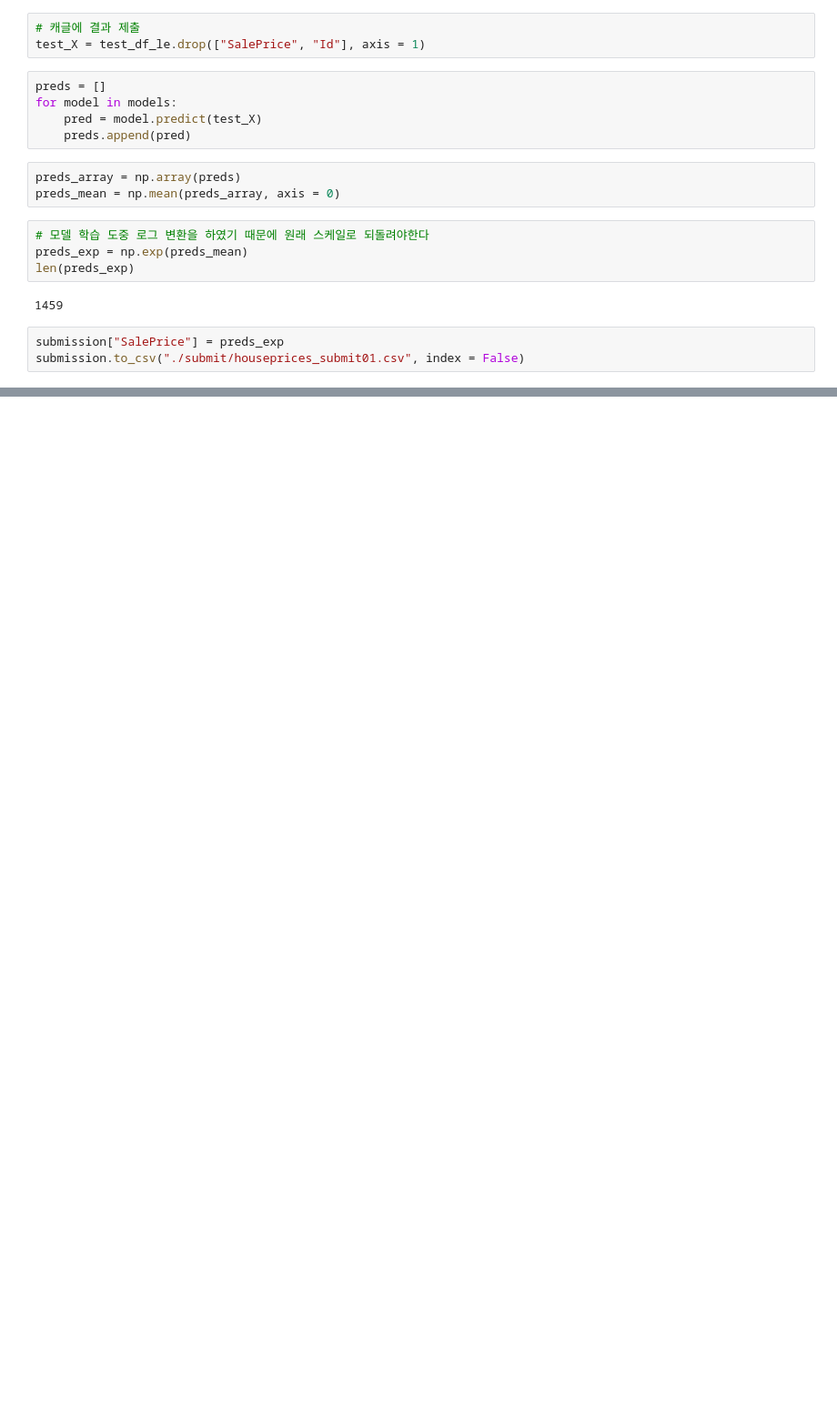
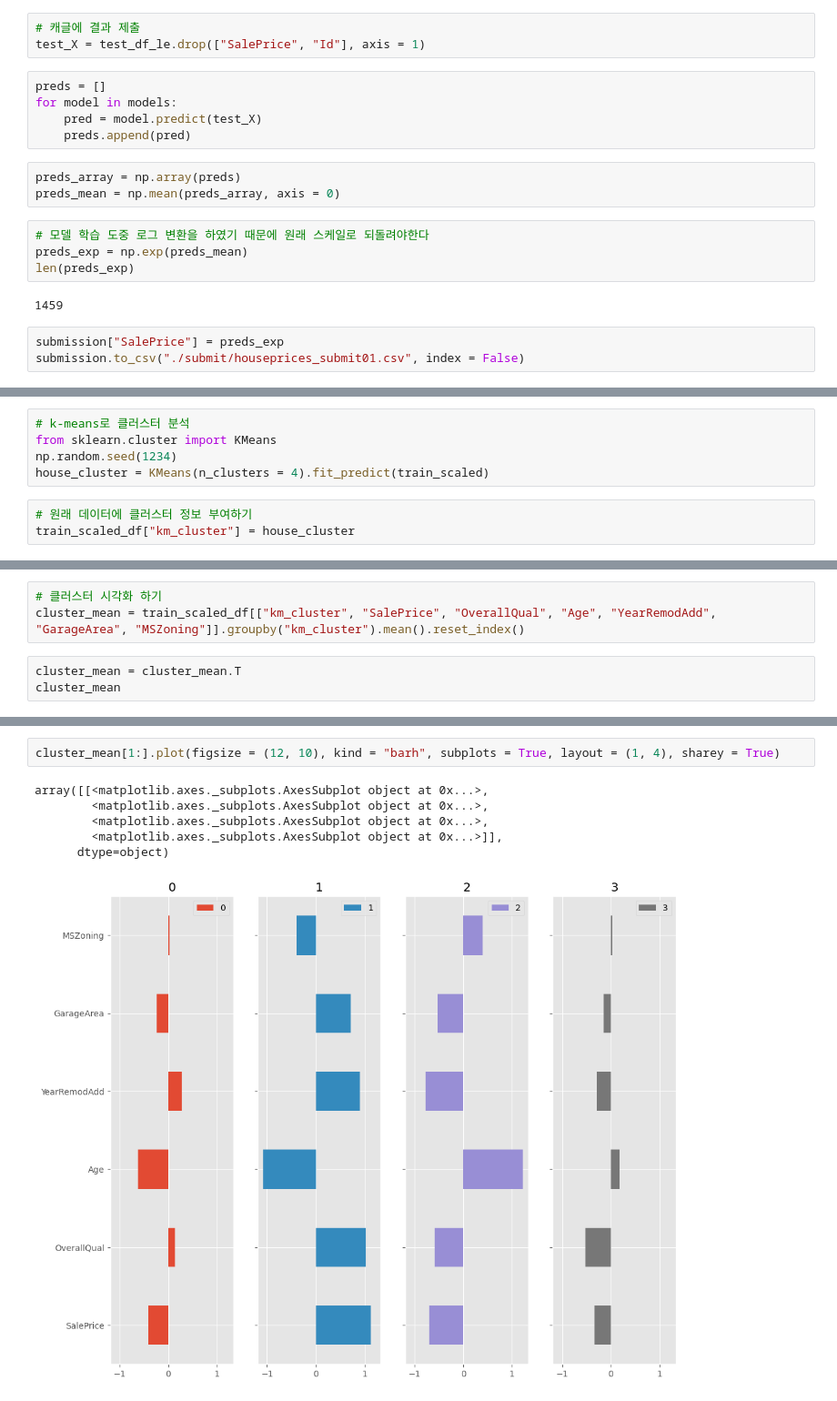
Before and after one commit to SIDED00R/kaggle_project, a Jupyter notebook: house-prices/house_price.ipynb, the cells around one changed output, grey strips where cells are left out. Shown at 91% size. Saved outputs shown, nothing was run; the diff lists cells and outputs as text; blank space fills up the shorter version.

```diff
--- a/house-prices/house_price.ipynb
+++ b/house-prices/house_price.ipynb
@@ -981,0 +1493,8 @@ submission.to_csv("./submit/houseprices_submit01.csv", index = False)
+# %%
+# k-means로 클러스터 분석
+from sklearn.cluster import KMeans
+np.random.seed(1234)
+house_cluster = KMeans(n_clusters = 4).fit_predict(train_scaled)
+# %%
+# 원래 데이터에 클러스터 정보 부여하기
+train_scaled_df["km_cluster"] = house_cluster
@@ -981,0 +1509,6 @@ submission.to_csv("./submit/houseprices_submit01.csv", index = False)
+# %%
+# 클러스터 시각화 하기
+cluster_mean = train_scaled_df[["km_cluster", "SalePrice", "OverallQual", "Age", "YearRemodAdd", "GarageArea", "MSZoning"]].groupby("km_cluster").mean().reset_index()
+# %%
+cluster_mean = cluster_mean.T
+cluster_mean
@@ -981,0 +1524,9 @@ submission.to_csv("./submit/houseprices_submit01.csv", index = False)
+# %%
+cluster_mean[1:].plot(figsize = (12, 10), kind = "barh", subplots = True, layout = (1, 4), sharey = True)
+# %% [output]
+array([[<matplotlib.axes._subplots.AxesSubplot object at 0x...>,
+        <matplotlib.axes._subplots.AxesSubplot object at 0x...>,
+        <matplotlib.axes._subplots.AxesSubplot object at 0x...>,
+        <matplotlib.axes._subplots.AxesSubplot object at 0x...>]],
+      dtype=object)
+[figure, added]
```
Also changed, not shown: parts of 74 cells of this notebook.
